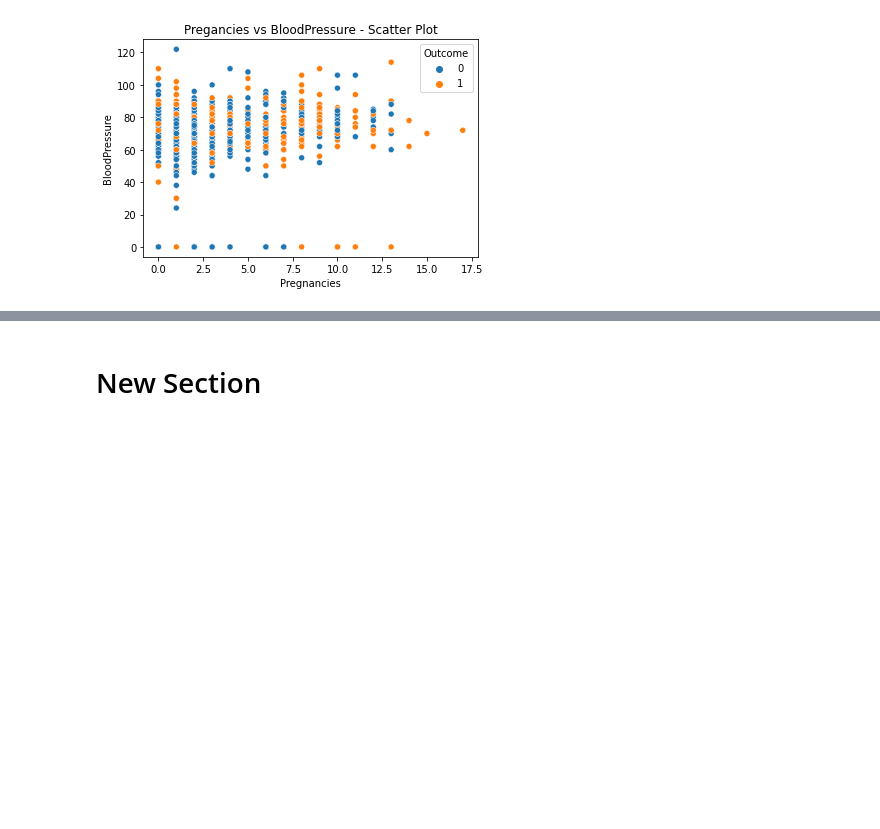
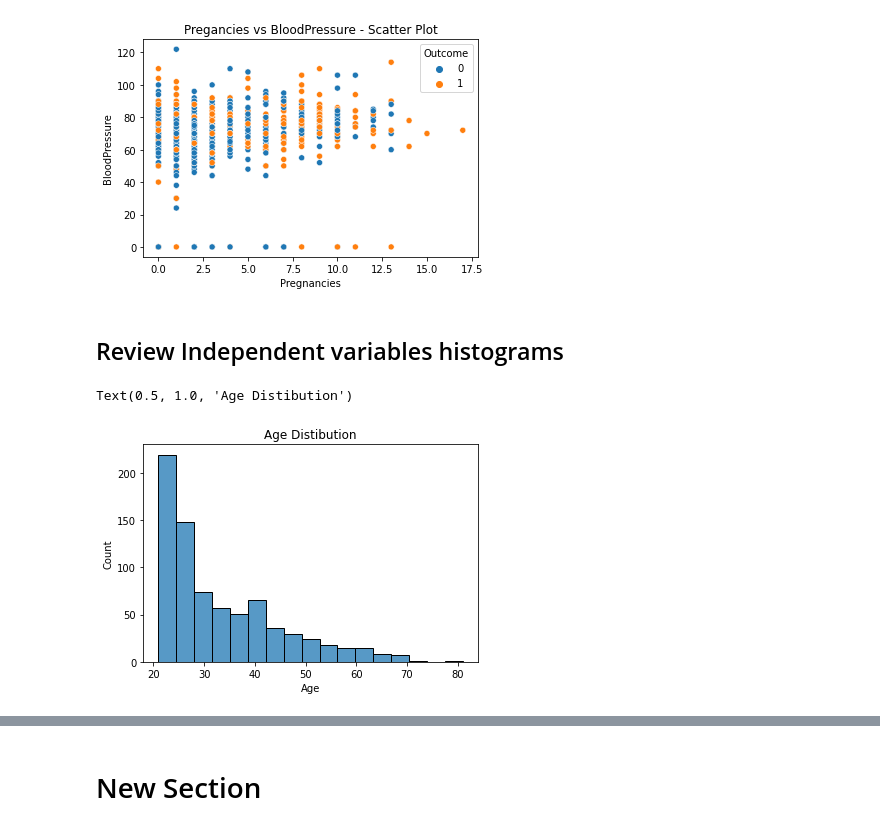
Before and after one commit to DineshAnalyticsandAI/Diabetes-Detection, a Jupyter notebook: Diabetes_Detection.ipynb, the cells around one changed output, grey strips where cells are left out. Cells and saved outputs as stored; diff of their text form; code cells hidden in the pictures; blank space fills up the shorter version.

```diff
--- a/Diabetes_Detection.ipynb
+++ b/Diabetes_Detection.ipynb
@@ -162,3 +164,11 @@ plt.title('Pregancies vs BloodPressure - Scatter Plot')
 # %% [output]
 Text(0.5, 1.0, 'Pregancies vs BloodPressure - Scatter Plot')
 [figure]
+# %% [markdown]
+## Review Independent variables histograms
+# %%
+sns.histplot(df,x='Age')
+plt.title('Age Distibution')
+# %% [output]
+Text(0.5, 1.0, 'Age Distibution')
+[figure, added]
```
Also changed, not shown: parts of 8 cells of this notebook.
